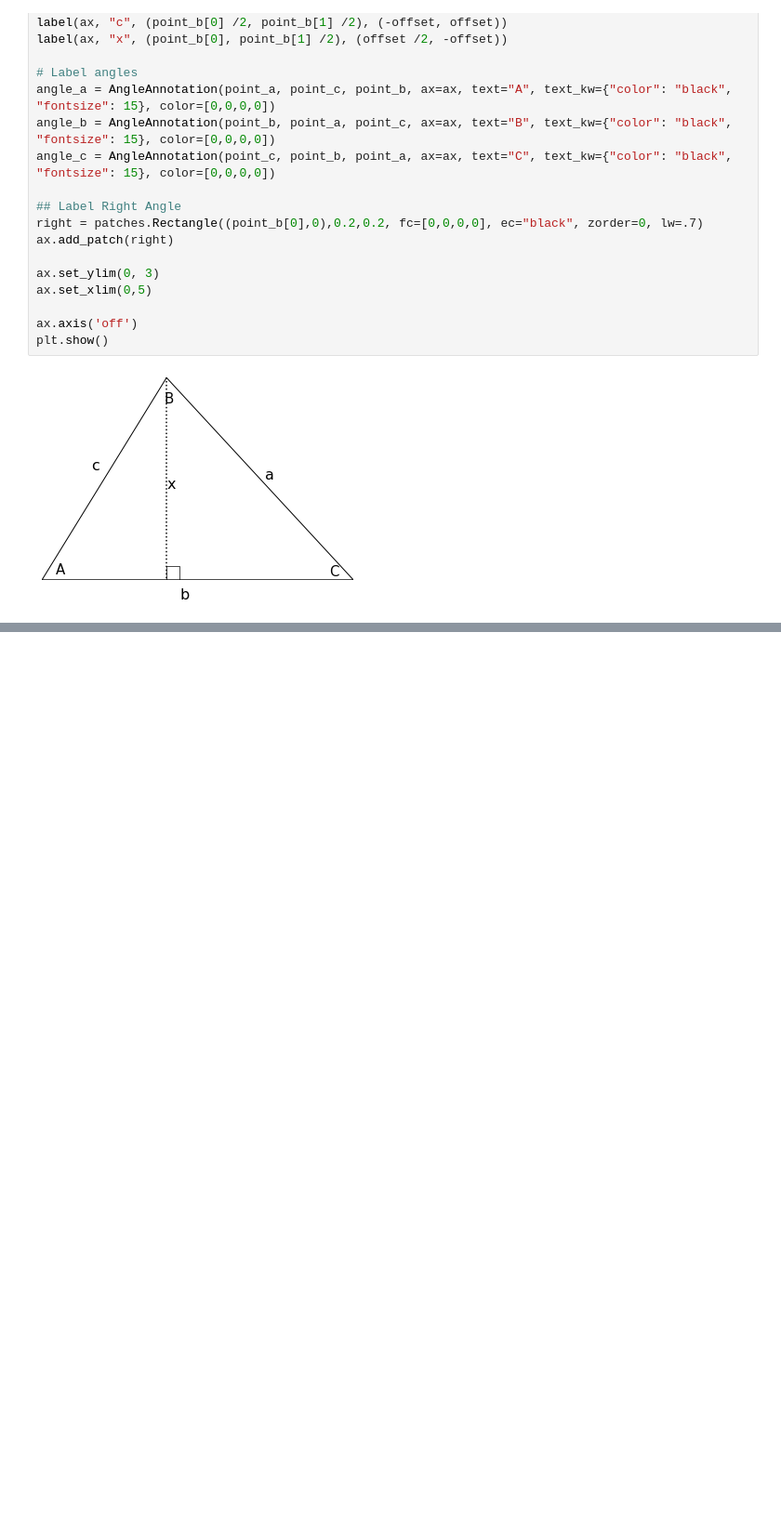
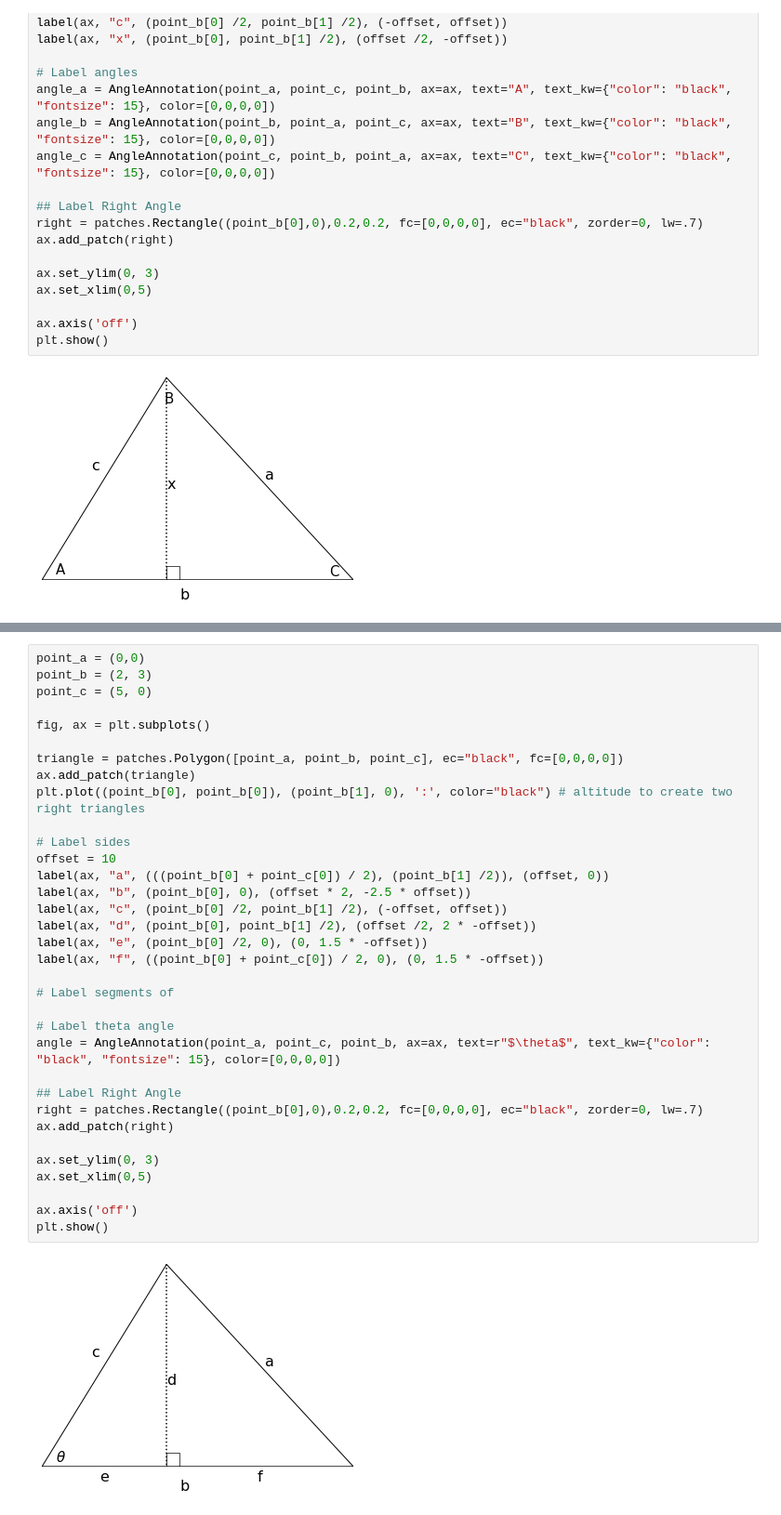
Before and after one commit to bsgreenb/math-tools, a Jupyter notebook: Trig.ipynb, the cells around one changed output, grey strips where cells are left out. Shown at 93% size. Saved outputs shown, nothing was run; the diff lists cells and outputs as text; blank space fills up the shorter version.

Commit message:
law of cosines graph

```diff
--- a/Trig.ipynb
+++ b/Trig.ipynb
@@ -297,0 +310,36 @@ Just note that to get the equivalence with B rather than C we'd just draw the al
+# %%
+point_a = (0,0)
+point_b = (2, 3)
+point_c = (5, 0)
+
+fig, ax = plt.subplots()
+
+triangle = patches.Polygon([point_a, point_b, point_c], ec="black", fc=[0,0,0,0])
+ax.add_patch(triangle)
+plt.plot((point_b[0], point_b[0]), (point_b[1], 0), ':', color="black") # altitude to create two right triangles
+
+# Label sides
+offset = 10
+label(ax, "a", (((point_b[0] + point_c[0]) / 2), (point_b[1] /2)), (offset, 0))
+label(ax, "b", (point_b[0], 0), (offset * 2, -2.5 * offset))
+label(ax, "c", (point_b[0] /2, point_b[1] /2), (-offset, offset))
+label(ax, "d", (point_b[0], point_b[1] /2), (offset /2, 2 * -offset))
+label(ax, "e", (point_b[0] /2, 0), (0, 1.5 * -offset))
+label(ax, "f", ((point_b[0] + point_c[0]) / 2, 0), (0, 1.5 * -offset))
+
+# Label segments of
+
+# Label theta angle
+angle = AngleAnnotation(point_a, point_c, point_b, ax=ax, text=r"$\theta$", text_kw={"color": "black", "fontsize": 15}, color=[0,0,0,0])
+
+## Label Right Angle
+right = patches.Rectangle((point_b[0],0),0.2,0.2, fc=[0,0,0,0], ec="black", zorder=0, lw=.7)
+ax.add_patch(right)
+
+ax.set_ylim(0, 3)
+ax.set_xlim(0,5)
+
+ax.axis('off')
+plt.show()
+# %% [output]
+[figure, added]
```
Also changed, not shown: parts of 1 cell of this notebook.
